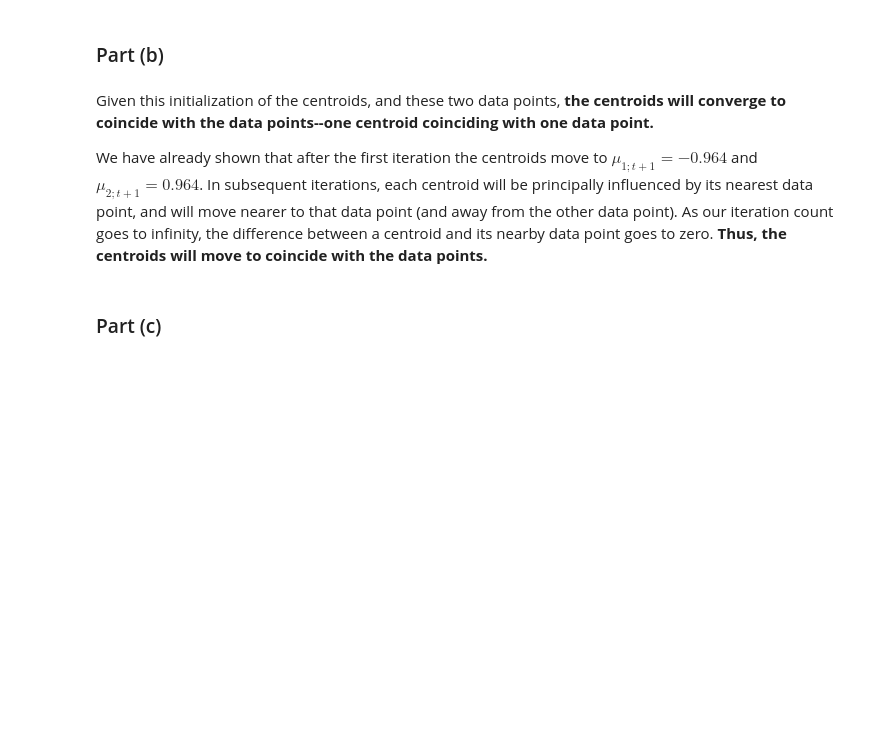
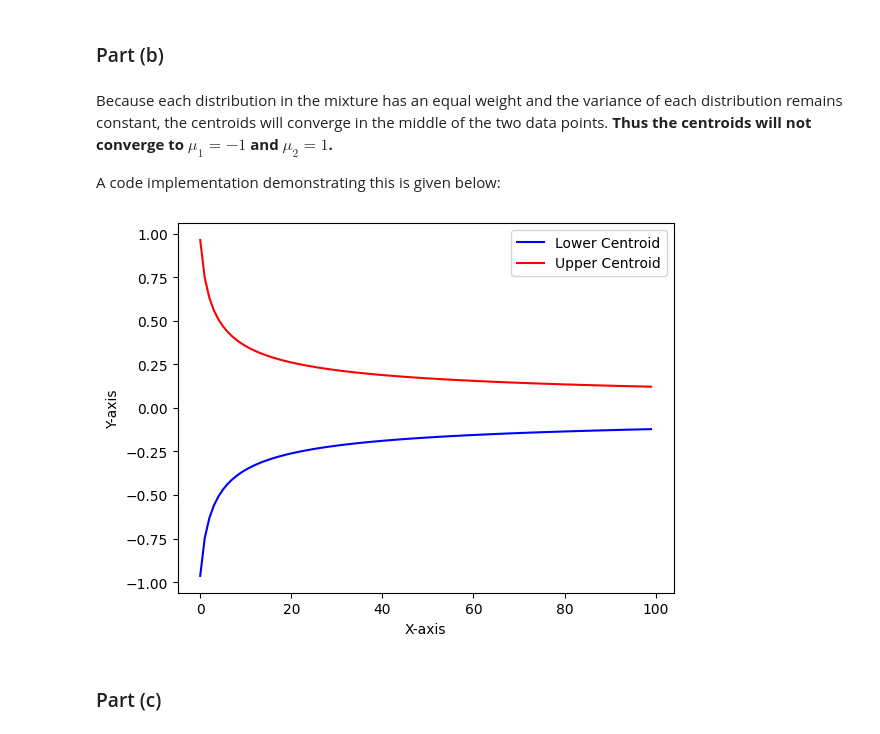
Before and after one commit to DapperDataAnalyst/Machine_Learning, a Jupyter notebook: HW5 Theory.ipynb, the cells around one changed output. Saved outputs shown, nothing was run; the diff lists cells and outputs as text; code cells hidden in the pictures; blank space fills up the shorter version.

```diff
--- a/HW5 Theory.ipynb
+++ b/HW5 Theory.ipynb
@@ -165,10 +119,45 @@ $$= 0.964$$
 **Thus we find $\mu_{1;t+1} = -0.964$ and $\mu_{2;t+1} = 0.964$**
 # %% [markdown]
 ### Part (b)
-# %% [markdown]
-Given this initialization of the centroids, and these two data points, **the centroids will converge to coincide with the data points--one centroid coinciding with one data point.**
-
-We have already shown that after the first iteration the centroids move to $\mu_{1;t+1} = -0.964$ and $\mu_{2;t+1} = 0.964$. In subsequent iterations, each centroid will be principally influenced by its nearest data point, and will move nearer to that data point (and away from the other data point). As our iteration count goes to infinity, the difference between a centroid and its nearby data point goes to zero. **Thus, the centroids will move to coincide with the data points.**
+# %% [markdown]
+Because each distribution in the mixture has an equal weight and the variance of each distribution remains constant, the centroids will converge in the middle of the two data points. **Thus the centroids will not converge to $\mu_1 = -1$ and $\mu_2 = 1$.**
+
+A code implementation demonstrating this is given below:
+# %%
+import matplotlib.pyplot as plt
+from scipy.stats import norm
+
+K = 2
+I = 2
+gamma = np.zeros((I,K))
+x = np.array([-1,1])
+mu = np.array([-2,2])
+container_l = []
+container_h = []
+
+for _ in range(100):
+    for k in range(K):
+        for i in range(I):
+            gamma[i, k] = (norm.pdf(x[i], loc=mu[k], scale=1) /
+                          (norm.pdf(x[i], loc=mu[0], scale=1) + norm.pdf(x[i], loc=mu[1], scale=1)))
+    t = np.zeros(2)
+    for k in range(K):
+        t[k] = np.sum(gamma[:, k] * x) / np.sum(gamma[:, k])
+    container_l.append(t[0])
+    container_h.append(t[1])
+    mu = t
+
+
+x_values = list(range(len(container_l)))
+plt.plot(x_values, container_l, label='Lower Centroid', color='blue')
+plt.plot(x_values, container_h, label='Upper Centroid', color='red')
+plt.xlabel('X-axis')
+plt.ylabel('Y-axis')
+plt.legend()
+
+plt.show()
+# %% [output]
+[figure, added]
 # %% [markdown]
 ### Part (c)
 # %% [markdown]
```
Also changed, not shown: parts of 5 cells of this notebook.
